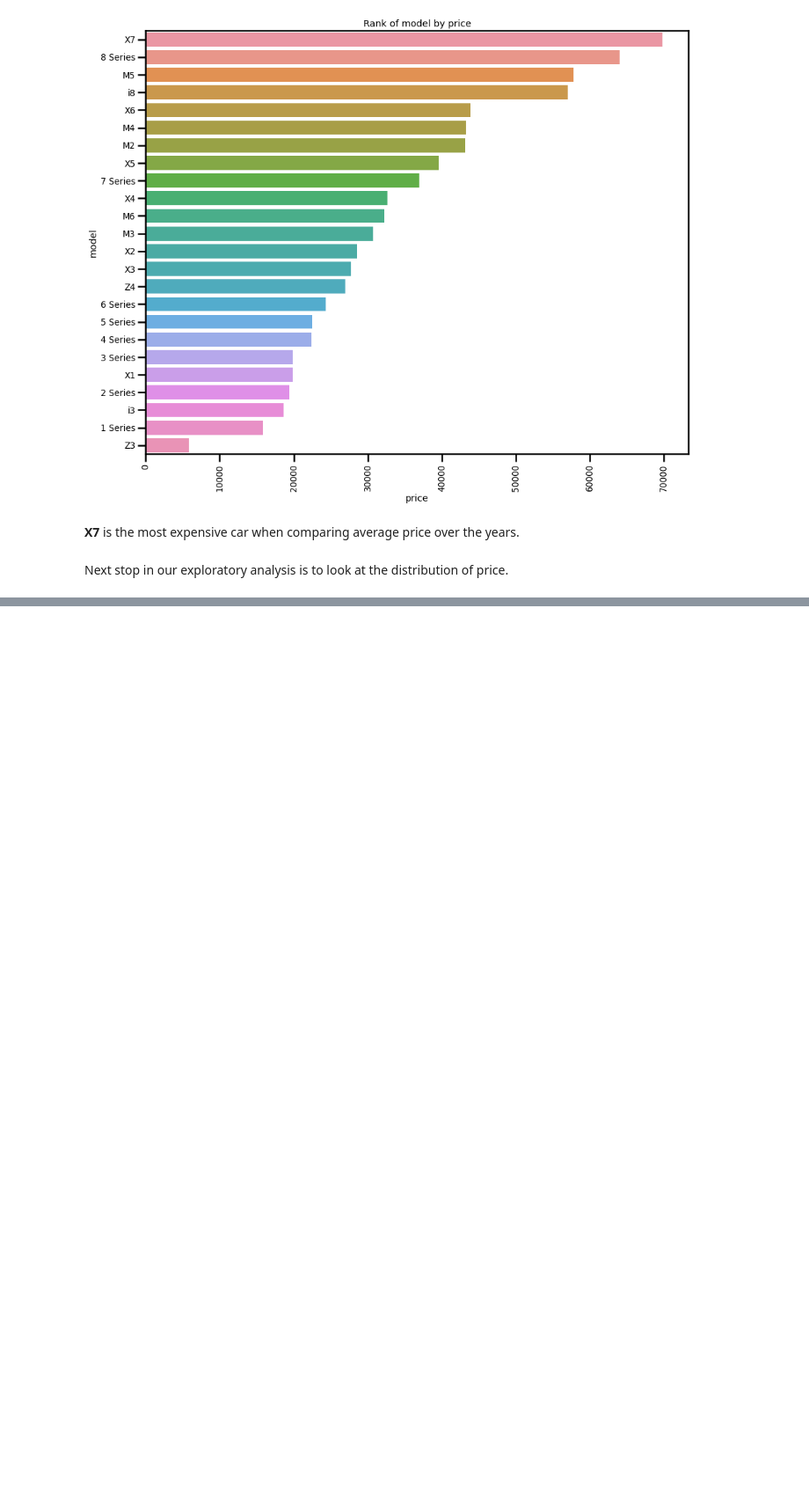
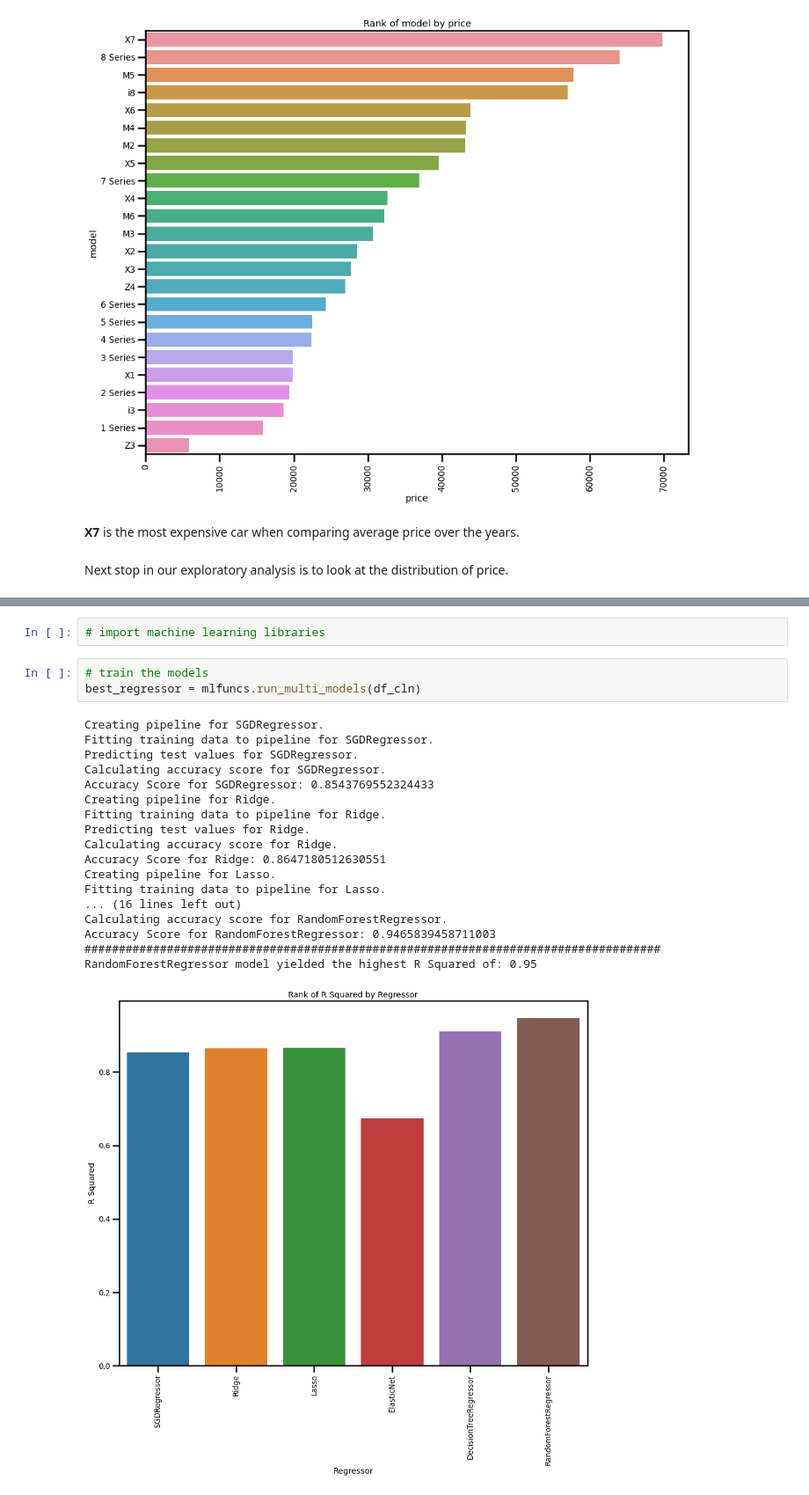
Before and after one commit to LenSin3/bmw_car_sales, a Jupyter notebook: bmw_ml.ipynb, the cells around one changed output, grey strips where cells are left out. Shown at 88% size. Cells and saved outputs as stored; diff of their text form; blank space fills up the shorter version.

```diff
--- a/bmw_ml.ipynb
+++ b/bmw_ml.ipynb
@@ -181,0 +230,24 @@ plots.box_plot(df_cln, 'price', 'model')
+# %%
+# import machine learning libraries
+# %%
+# train the models
+best_regressor = mlfuncs.run_multi_models(df_cln)
+# %% [output]
+Creating pipeline for SGDRegressor.
+Fitting training data to pipeline for SGDRegressor.
+Predicting test values for SGDRegressor.
+Calculating accuracy score for SGDRegressor.
+Accuracy Score for SGDRegressor: 0.8543769552324433
+Creating pipeline for Ridge.
+Fitting training data to pipeline for Ridge.
+Predicting test values for Ridge.
+Calculating accuracy score for Ridge.
+Accuracy Score for Ridge: 0.8647180512630551
+Creating pipeline for Lasso.
+Fitting training data to pipeline for Lasso.
+... (16 lines left out)
+Calculating accuracy score for RandomForestRegressor.
+Accuracy Score for RandomForestRegressor: 0.9465839458711003
+####################################################################################
+RandomForestRegressor model yielded the highest R Squared of: 0.95
+[figure, added]
```
Also changed, not shown: parts of 18 cells of this notebook, 1 other file.
